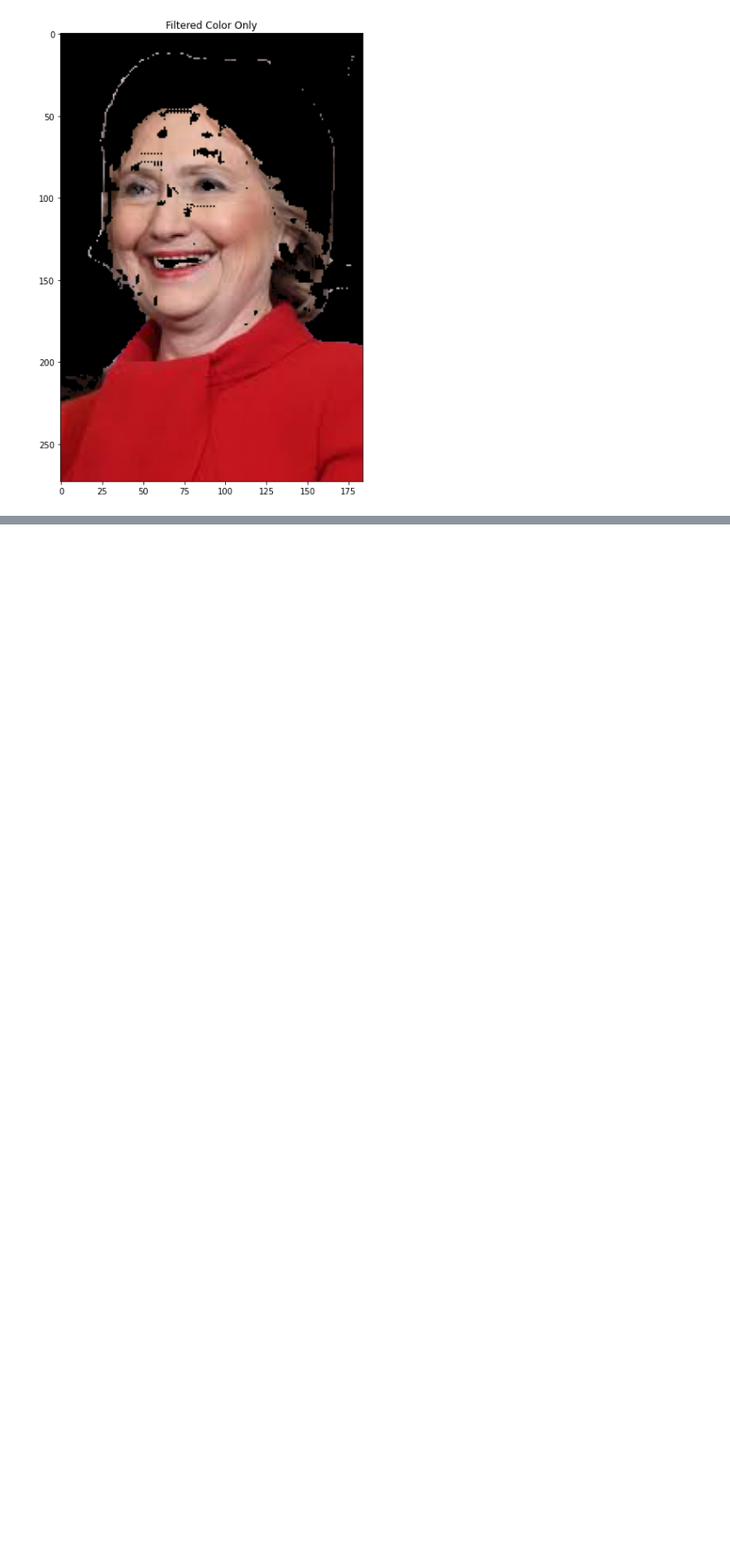
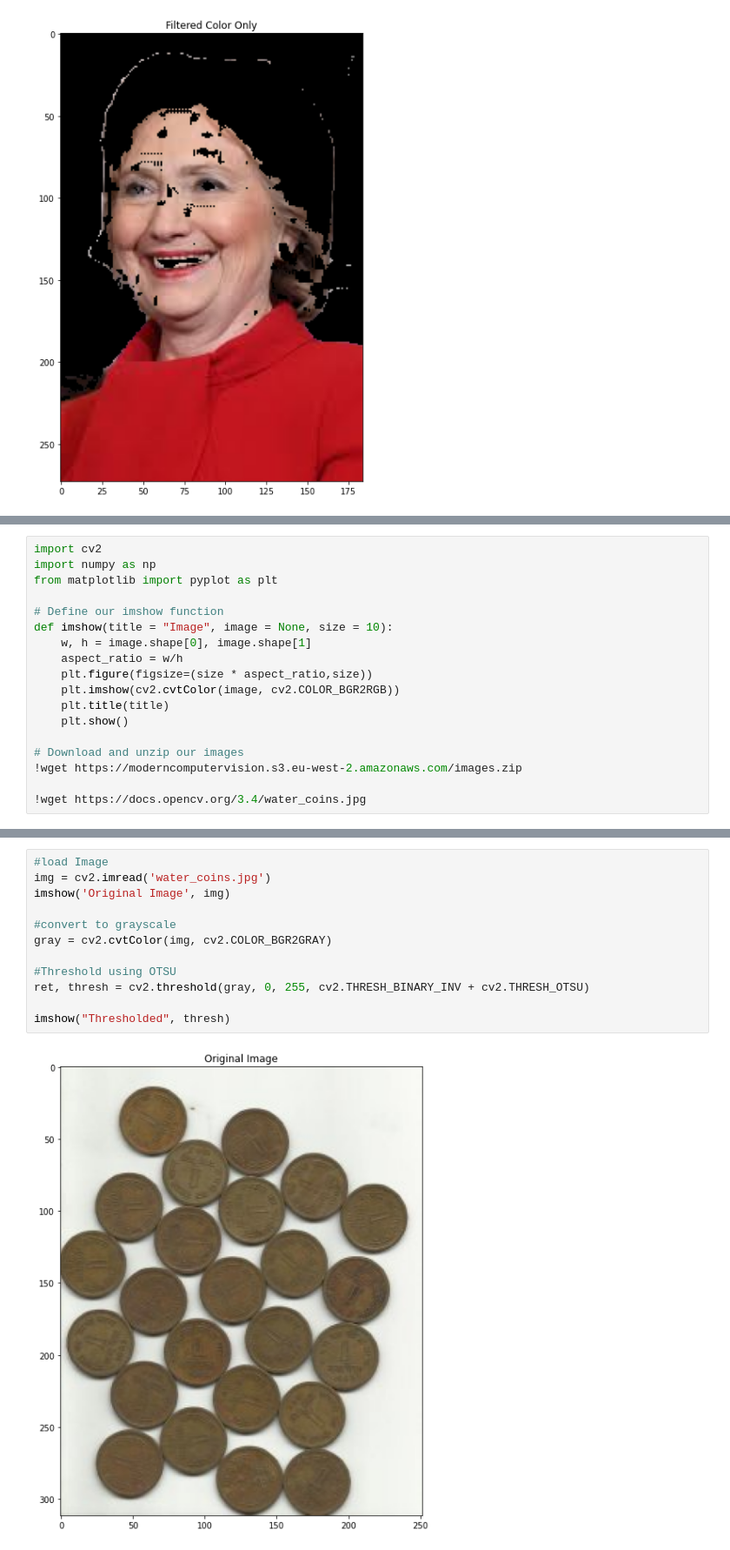
Before and after one commit to enosjeba/OpenCV, a Jupyter notebook: Image_analysis_and_transformation.ipynb, the cells around one changed output, grey strips where cells are left out. Shown at 87% size. Drawn from its saved outputs; the diff is of its cells as text; blank space fills up the shorter version.

Commit message:
Image analysis and transformation

```diff
--- a/Image_analysis_and_transformation.ipynb
+++ b/Image_analysis_and_transformation.ipynb
@@ -329,0 +332,18 @@ imshow('Filtered Color Only', res)
+# %%
+import cv2
+import numpy as np
+from matplotlib import pyplot as plt
+
+# Define our imshow function
+def imshow(title = "Image", image = None, size = 10):
+    w, h = image.shape[0], image.shape[1]
+    aspect_ratio = w/h
+    plt.figure(figsize=(size * aspect_ratio,size))
+    plt.imshow(cv2.cvtColor(image, cv2.COLOR_BGR2RGB))
+    plt.title(title)
+    plt.show()
+
+# Download and unzip our images
+!wget https://moderncomputervision.s3.eu-west-2.amazonaws.com/images.zip
+
+!wget https://docs.opencv.org/3.4/water_coins.jpg
@@ -329,0 +368,14 @@ imshow('Filtered Color Only', res)
+# %%
+#load Image
+img = cv2.imread('water_coins.jpg')
+imshow('Original Image', img)
+
+#convert to grayscale
+gray = cv2.cvtColor(img, cv2.COLOR_BGR2GRAY)
+
+#Threshold using OTSU
+ret, thresh = cv2.threshold(gray, 0, 255, cv2.THRESH_BINARY_INV + cv2.THRESH_OTSU)
+
+imshow("Thresholded", thresh)
+# %% [output]
+[figure, added]
```
Also changed, not shown: parts of 8 cells of this notebook.
